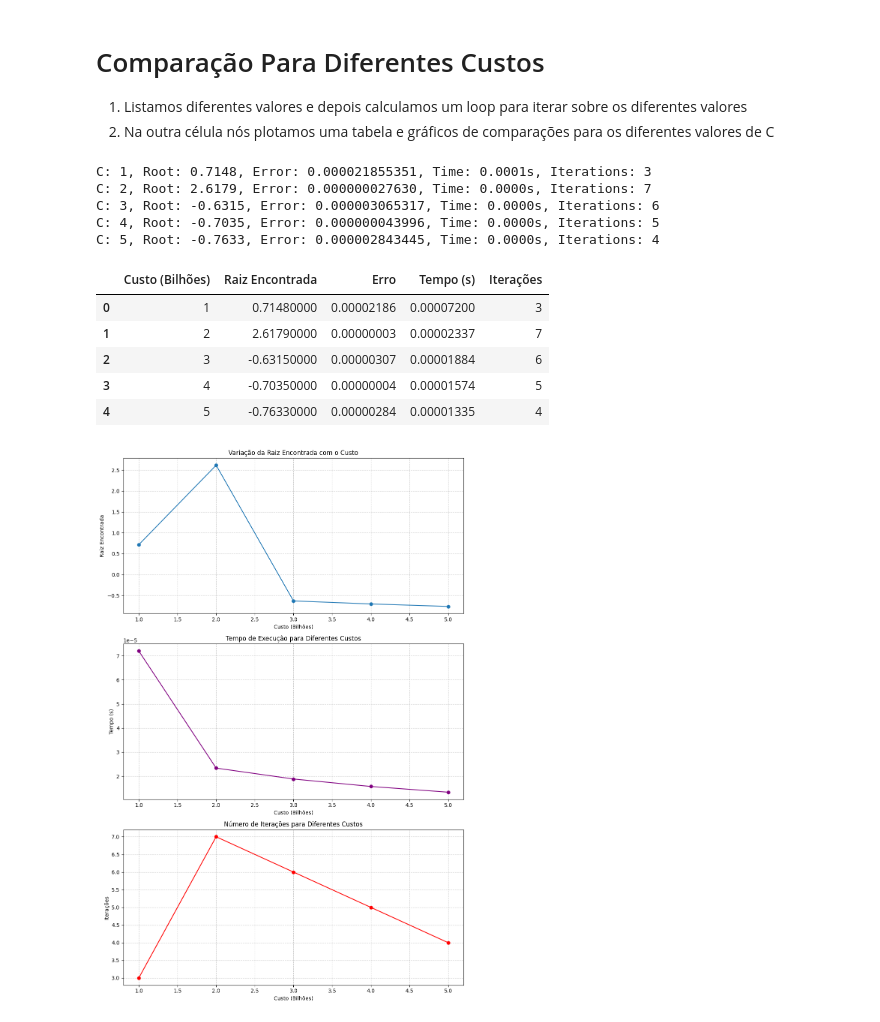
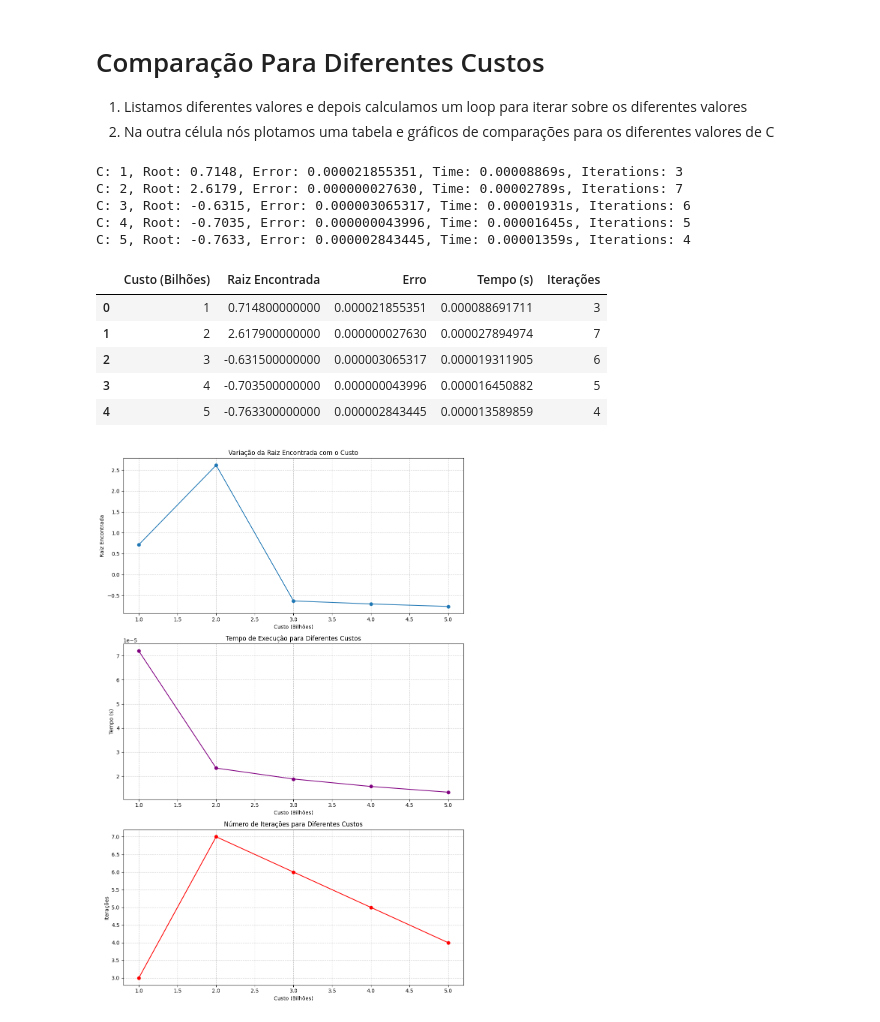
Before and after one commit to paschoal-artur/TrabalhoMetodosNumericos, a Jupyter notebook: main.ipynb, the cells around one changed output. Saved outputs shown, nothing was run; the diff lists cells and outputs as text; code cells hidden in the pictures.

```diff
--- a/main.ipynb
+++ b/main.ipynb
@@ -63,25 +63,25 @@ for C in c_values:
     root, final_error, execution_time, num_iterations = newton_mod(C, x0, err)
     results.append((C, root.round(4), final_error, execution_time, num_iterations))
 for result in results:
-    print(f"C: {result[0]}, Root: {result[1]:.4f}, Error: {result[2]:.12f}, Time: {result[3]:.4f}s, Iterations: {result[4]}")
+    print(f"C: {result[0]}, Root: {result[1]:.4f}, Error: {result[2]:.12f}, Time: {result[3]:.8f}s, Iterations: {result[4]}")
 # %% [output]
-C: 1, Root: 0.7148, Error: 0.000021855351, Time: 0.0001s, Iterations: 3
-C: 2, Root: 2.6179, Error: 0.000000027630, Time: 0.0000s, Iterations: 7
-C: 3, Root: -0.6315, Error: 0.000003065317, Time: 0.0000s, Iterations: 6
-C: 4, Root: -0.7035, Error: 0.000000043996, Time: 0.0000s, Iterations: 5
-C: 5, Root: -0.7633, Error: 0.000002843445, Time: 0.0000s, Iterations: 4
+C: 1, Root: 0.7148, Error: 0.000021855351, Time: 0.00008869s, Iterations: 3
+C: 2, Root: 2.6179, Error: 0.000000027630, Time: 0.00002789s, Iterations: 7
+C: 3, Root: -0.6315, Error: 0.000003065317, Time: 0.00001931s, Iterations: 6
+C: 4, Root: -0.7035, Error: 0.000000043996, Time: 0.00001645s, Iterations: 5
+C: 5, Root: -0.7633, Error: 0.000002843445, Time: 0.00001359s, Iterations: 4
 # %%
 # Criar um DataFrame a partir dos resultados
-pd.options.display.float_format = '{:.8f}'.format
+pd.options.display.float_format = '{:.12f}'.format
 df_results = pd.DataFrame(results, columns=['Custo (Bilhões)', 'Raiz Encontrada', 'Erro', 'Tempo (s)', 'Iterações'])
 display(df_results)
 # %% [output]
 |  | Custo (Bilhões) | Raiz Encontrada | Erro | Tempo (s) | Iterações |
-| 0 | 1 | 0.71480000 | 0.00002186 | 0.00007200 | 3 |
-| 1 | 2 | 2.61790000 | 0.00000003 | 0.00002337 | 7 |
-| 2 | 3 | -0.63150000 | 0.00000307 | 0.00001884 | 6 |
-| 3 | 4 | -0.70350000 | 0.00000004 | 0.00001574 | 5 |
-| 4 | 5 | -0.76330000 | 0.00000284 | 0.00001335 | 4 |
+| 0 | 1 | 0.714800000000 | 0.000021855351 | 0.000088691711 | 3 |
+| 1 | 2 | 2.617900000000 | 0.000000027630 | 0.000027894974 | 7 |
+| 2 | 3 | -0.631500000000 | 0.000003065317 | 0.000019311905 | 6 |
+| 3 | 4 | -0.703500000000 | 0.000000043996 | 0.000016450882 | 5 |
+| 4 | 5 | -0.763300000000 | 0.000002843445 | 0.000013589859 | 4 |
 # %%
 # Plotar gráficos comparativos de Raiz Encontrada, Tempo e Iterações
 fig, axs = plt.subplots(3, 1, figsize=(10, 15))
```
